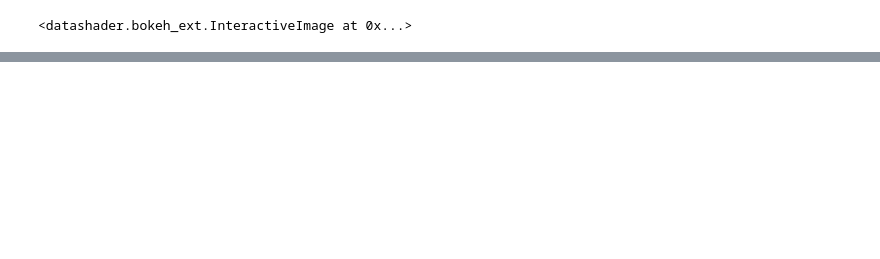
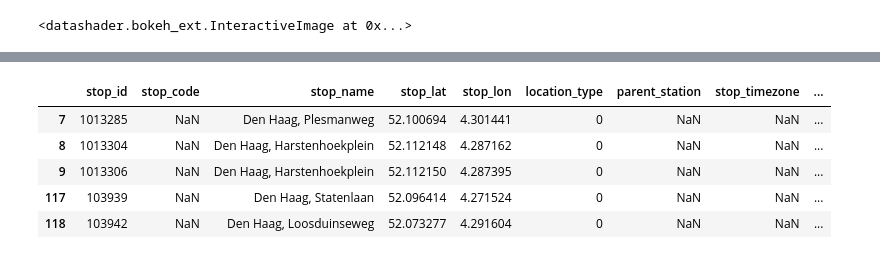
Before and after one commit to TPM-Resilience-Lab/public-transit-system, a Jupyter notebook: python-codes/gtfs_analysis.ipynb, the cells around one changed output, grey strips where cells are left out. Cells and saved outputs as stored; diff of their text form; code cells hidden in the pictures; blank space fills up the shorter version.

```diff
--- a/python-codes/gtfs_analysis.ipynb
+++ b/python-codes/gtfs_analysis.ipynb
@@ -176,0 +214,9 @@ Loading BokehJS ...
+# %%
+#Download Hague map from Openstreetmaps
+
+# define the place query
+query = {'city': 'Den Haag'}
+
+# get the boundaries of the place
+gdf = ox.geocode_to_gdf(query)
+gdf.plot()
@@ -176,0 +250,8 @@ Loading BokehJS ...
+# %%
+#filtering transit stations within Hague
+hague_stations = []
+
+for index, row in stops.iterrows():
+    coords = (stops.stop_lon[index], stops.stop_lat[index])
+    if geom.intersects(Point(coords)) == True:
+        hague_stations.append(stops.stop_id[index])
@@ -176,0 +262,12 @@ Loading BokehJS ...
+# %%
+#Creating the stops.txt file for Hague GTFS
+hague_stops = stops[stops['stop_id'].isin(hague_stations)]
+hague_stops.to_csv('C:/Users/srijith/Documents/GitHub/public-transit-system/gtfs_data/hague/stops.txt', header=True, index=False, sep=',')
+hague_stops.head()
+# %% [output]
+|  | stop_id | stop_code | stop_name | stop_lat | stop_lon | location_type | parent_station | stop_timezone | ... |
+| 7 | 1013285 | NaN | Den Haag, Plesmanweg | 52.100694 | 4.301441 | 0 | NaN | NaN | ... |
+| 8 | 1013304 | NaN | Den Haag, Harstenhoekplein | 52.112148 | 4.287162 | 0 | NaN | NaN | ... |
+| 9 | 1013306 | NaN | Den Haag, Harstenhoekplein | 52.112150 | 4.287395 | 0 | NaN | NaN | ... |
+| 117 | 103939 | NaN | Den Haag, Statenlaan | 52.096414 | 4.271524 | 0 | NaN | NaN | ... |
+| 118 | 103942 | NaN | Den Haag, Loosduinseweg | 52.073277 | 4.291604 | 0 | NaN | NaN | ... |
```
Also changed, not shown: parts of 16 cells of this notebook, 5 other files.
